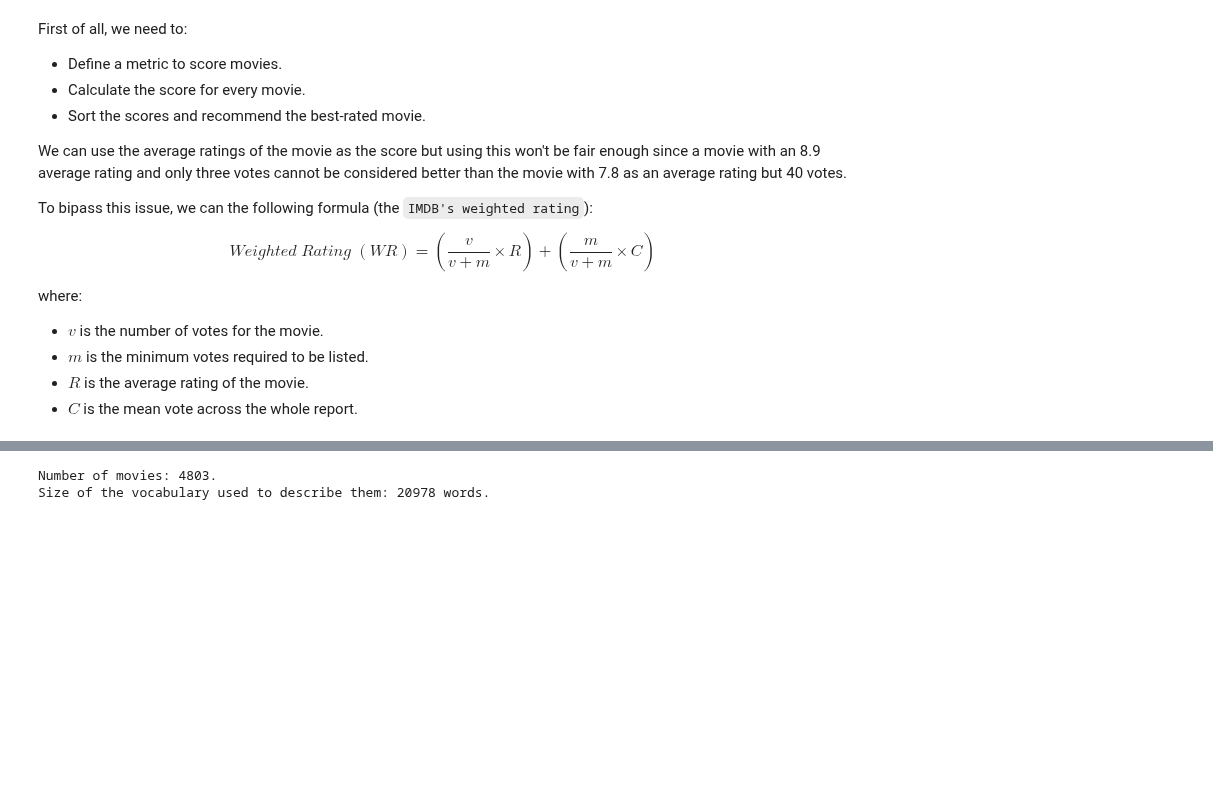
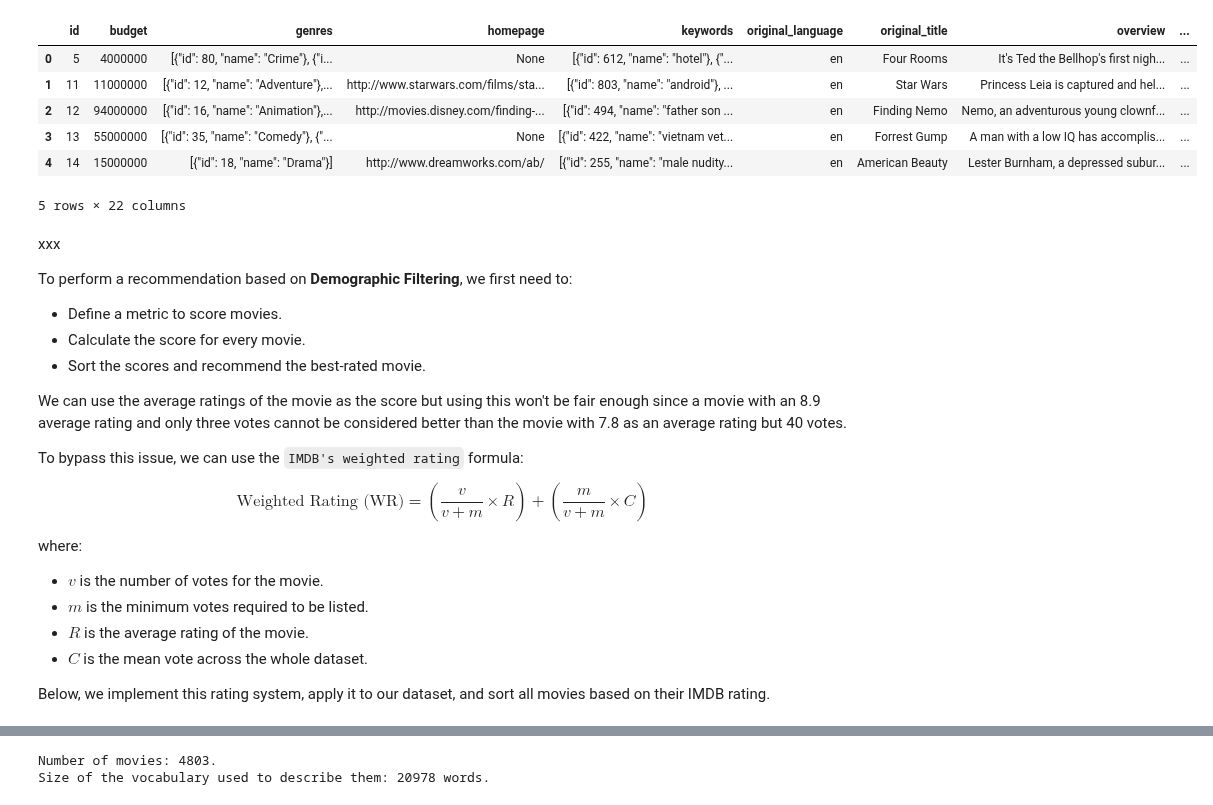
Before and after one commit to Nkluge-correa/TeenyTinyCastle, a Jupyter notebook: ML Intro Course/13_recommender_systems.ipynb, the cells around one changed output, grey strips where cells are left out. Cells and saved outputs as stored; diff of their text form; code cells hidden in the pictures; blank space fills up the shorter version.

```diff
--- a/ML Intro Course/13_recommender_systems.ipynb
+++ b/ML Intro Course/13_recommender_systems.ipynb
@@ -39,5 +32,25 @@ display(data.head(2))
+# %%
+from datasets import load_dataset
+
+# load the datasets from the hub
+movie_dataset = load_dataset('dieineb/tmdb_5000_movies')
+
+# turn the datasets into a pandas.DataFrame
+movie_dataset = movie_dataset['train'].to_pandas()
+
+display(movie_dataset.head())
+# %% [output]
+|  | id | budget | genres | homepage | keywords | original_language | original_title | overview | ... |
+| 0 | 5 | 4000000 | [{"id": 80, "name": "Crime"}, {"i... | None | [{"id": 612, "name": "hotel"}, {"... | en | Four Rooms | It's Ted the Bellhop's first nigh... | ... |
+| 1 | 11 | 11000000 | [{"id": 12, "name": "Adventure"},... | http://www.starwars.com/films/sta... | [{"id": 803, "name": "android"}, ... | en | Star Wars | Princess Leia is captured and hel... | ... |
+| 2 | 12 | 94000000 | [{"id": 16, "name": "Animation"},... | http://movies.disney.com/finding-... | [{"id": 494, "name": "father son ... | en | Finding Nemo | Nemo, an adventurous young clownf... | ... |
+| 3 | 13 | 55000000 | [{"id": 35, "name": "Comedy"}, {"... | None | [{"id": 422, "name": "vietnam vet... | en | Forrest Gump | A man with a low IQ has accomplis... | ... |
+| 4 | 14 | 15000000 | [{"id": 18, "name": "Drama"}] | http://www.dreamworks.com/ab/ | [{"id": 255, "name": "male nudity... | en | American Beauty | Lester Burnham, a depressed subur... | ... |
+5 rows × 22 columns
 # %% [markdown]
-First of all, we need to:
+xxx
+
+To perform a recommendation based on **Demographic Filtering**, we first need to:
 
 -   Define a metric to score movies.
 -   Calculate the score for every movie.
@@ -45,14 +58,16 @@ First of all, we need to:
 
 We can use the average ratings of the movie as the score but using this won't be fair enough since a movie with an 8.9 average rating and only three votes cannot be considered better than the movie with 7.8 as an average rating but 40 votes.
 
-To bipass this issue, we can the following formula (the `IMDB's weighted rating`):
+To bypass this issue, we can use the `IMDB's weighted rating` formula:
 
-$$Weighted\;Rating\;(WR) = (\frac{v}{v+m} \times R) + (\frac{m}{v+m} \times C)$$
+$$\text{Weighted Rating (WR)} = (\frac{v}{v+m} \times R) + (\frac{m}{v+m} \times C)$$
 
 where:
 
 -   $v$ is the number of votes for the movie.
 -   $m$ is the minimum votes required to be listed.
 -   $R$ is the average rating of the movie.
--   $C$ is the mean vote across the whole report.
+-   $C$ is the mean vote across the whole dataset.
+
+Below, we implement this rating system, apply it to our dataset, and sort all movies based on their IMDB rating.
 # %%
```
Also changed, not shown: parts of 33 cells of this notebook.
